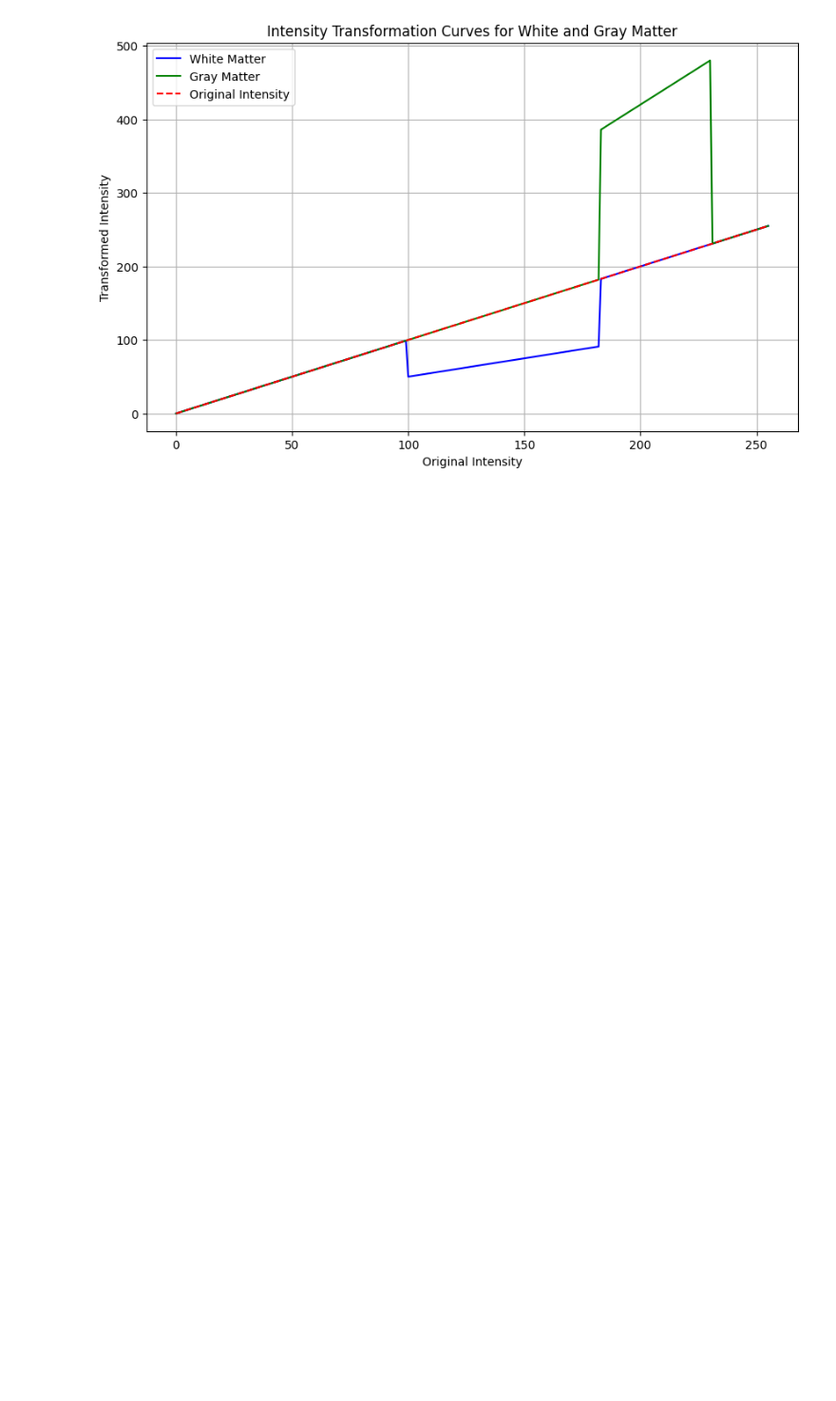
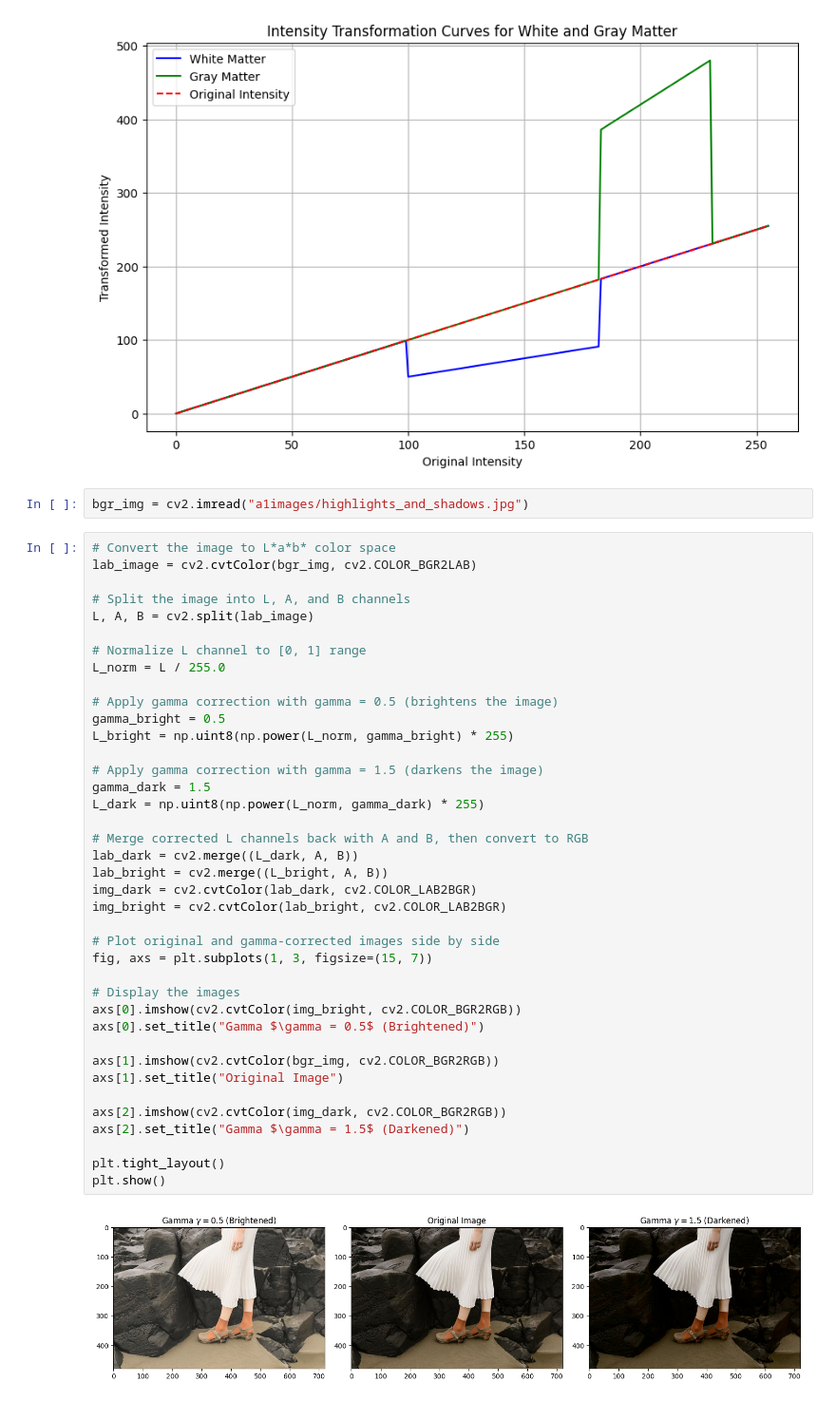
Before and after one commit to LahiruCooray/EN3160-Assignment-1, a Jupyter notebook: assignment_01.ipynb, the cells around one changed output. Shown at 95% size. Saved outputs shown, nothing was run; the diff lists cells and outputs as text; blank space fills up the shorter version.

Commit message:
Task 3 is done (gamma correction)

```diff
--- a/assignment_01.ipynb
+++ b/assignment_01.ipynb
@@ -154,3 +154,46 @@ plt.grid(True)
 plt.show()
 # %% [output]
 [figure]
+# %%
+bgr_img = cv2.imread("a1images/highlights_and_shadows.jpg")
+# %%
+# Convert the image to L*a*b* color space
+lab_image = cv2.cvtColor(bgr_img, cv2.COLOR_BGR2LAB)
+
+# Split the image into L, A, and B channels
+L, A, B = cv2.split(lab_image)
+
+# Normalize L channel to [0, 1] range
+L_norm = L / 255.0
+
+# Apply gamma correction with gamma = 0.5 (brightens the image)
+gamma_bright = 0.5
+L_bright = np.uint8(np.power(L_norm, gamma_bright) * 255)
+
+# Apply gamma correction with gamma = 1.5 (darkens the image)
+gamma_dark = 1.5
+L_dark = np.uint8(np.power(L_norm, gamma_dark) * 255)
+
+# Merge corrected L channels back with A and B, then convert to RGB
+lab_dark = cv2.merge((L_dark, A, B))
+lab_bright = cv2.merge((L_bright, A, B))
+img_dark = cv2.cvtColor(lab_dark, cv2.COLOR_LAB2BGR)
+img_bright = cv2.cvtColor(lab_bright, cv2.COLOR_LAB2BGR)
+
+# Plot original and gamma-corrected images side by side
+fig, axs = plt.subplots(1, 3, figsize=(15, 7))
+
+# Display the images
+axs[0].imshow(cv2.cvtColor(img_bright, cv2.COLOR_BGR2RGB))
+axs[0].set_title("Gamma $\gamma = 0.5$ (Brightened)")
+
+axs[1].imshow(cv2.cvtColor(bgr_img, cv2.COLOR_BGR2RGB))
+axs[1].set_title("Original Image")
+
+axs[2].imshow(cv2.cvtColor(img_dark, cv2.COLOR_BGR2RGB))
+axs[2].set_title("Gamma $\gamma = 1.5$ (Darkened)")
+
+plt.tight_layout()
+plt.show()
+# %% [output]
+[figure, added]
```
